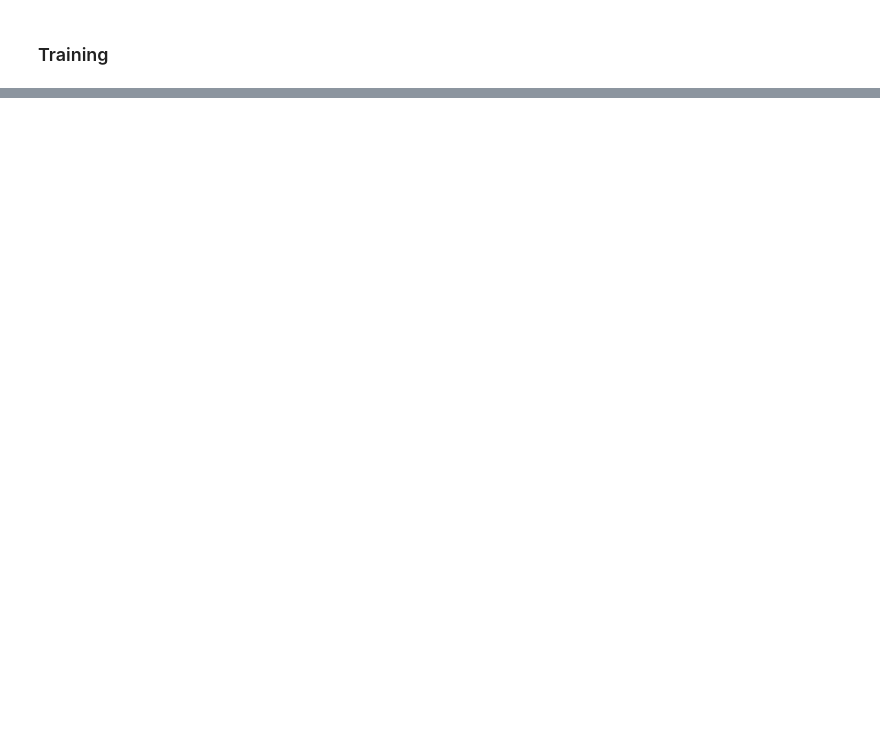
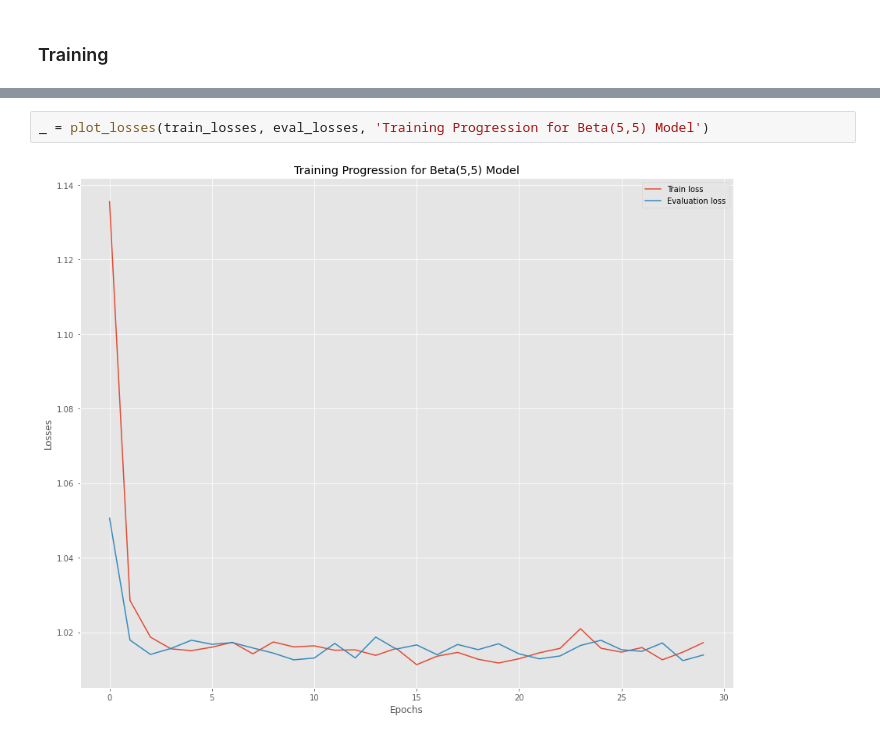
Before and after one commit to Kinyugo/Normalizing-Flows, a Jupyter notebook: mixture_models_flows/mixture_cdf_flow.ipynb, the cells around one changed output, grey strips where cells are left out. Drawn from its saved outputs; the diff is of its cells as text; blank space fills up the shorter version.

```diff
--- a/mixture_models_flows/mixture_cdf_flow.ipynb
+++ b/mixture_models_flows/mixture_cdf_flow.ipynb
@@ -69,0 +92,4 @@ _ = visualize_model_progression(train_dataloader,
+# %%
+_ = plot_losses(train_losses, eval_losses, 'Training Progression for Beta(5,5) Model')
+# %% [output]
+[figure, added]
```
Also changed, not shown: parts of 17 cells of this notebook, 6 other files.
